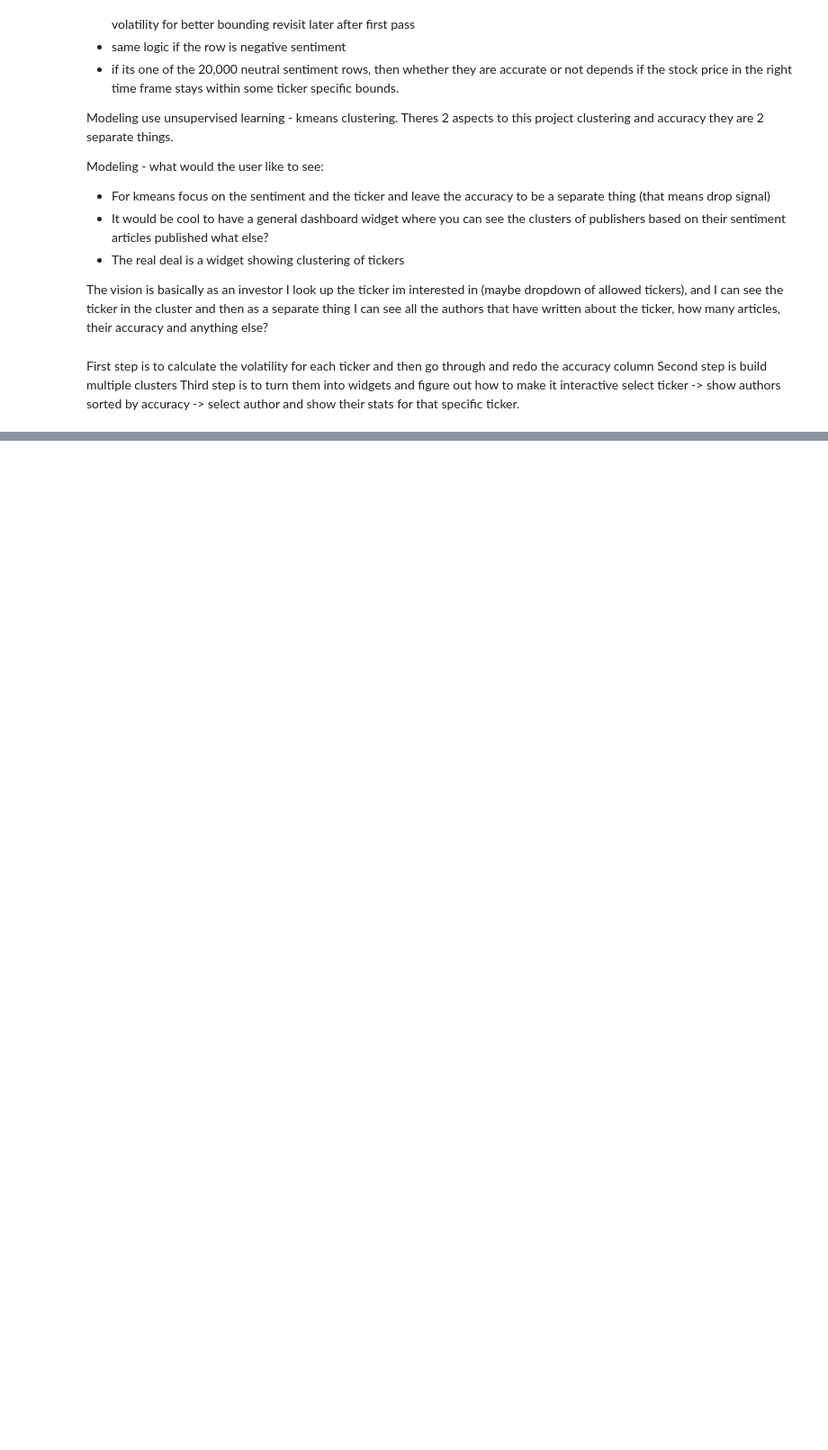
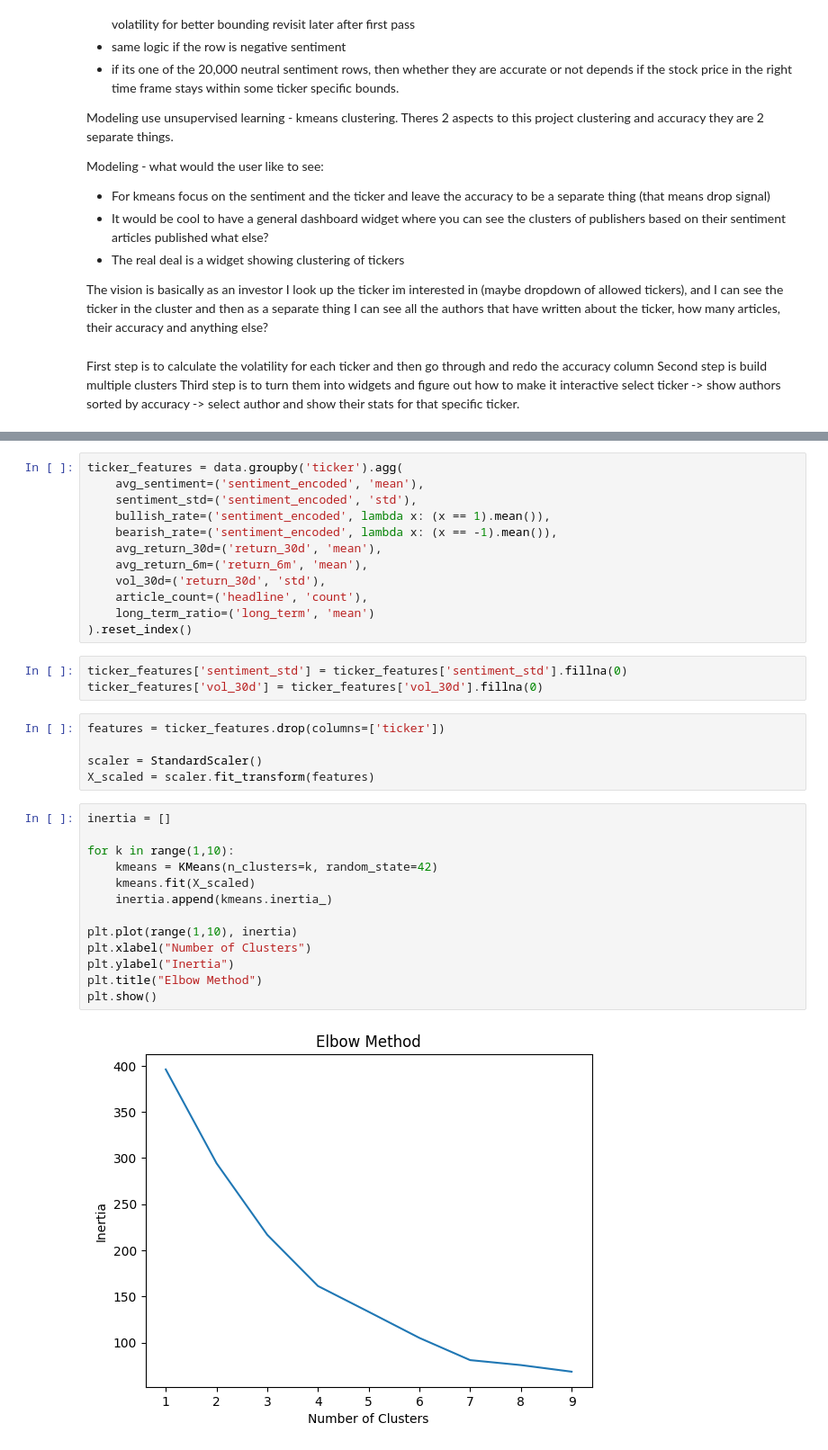
Before and after one commit to AJDodds3/CAP5771_andrew.dodds, a Jupyter notebook: raw_work/milestone2prep.ipynb, the cells around one changed output, grey strips where cells are left out. Shown at 90% size. Drawn from its saved outputs; the diff is of its cells as text; blank space fills up the shorter version.

```diff
--- a/raw_work/milestone2prep.ipynb
+++ b/raw_work/milestone2prep.ipynb
@@ -43,0 +181,35 @@ data.head()
+# %%
+ticker_features = data.groupby('ticker').agg(
+    avg_sentiment=('sentiment_encoded', 'mean'),
+    sentiment_std=('sentiment_encoded', 'std'),
+    bullish_rate=('sentiment_encoded', lambda x: (x == 1).mean()),
+    bearish_rate=('sentiment_encoded', lambda x: (x == -1).mean()),
+    avg_return_30d=('return_30d', 'mean'),
+    avg_return_6m=('return_6m', 'mean'),
+    vol_30d=('return_30d', 'std'),
+    article_count=('headline', 'count'),
+    long_term_ratio=('long_term', 'mean')
+).reset_index()
+# %%
+ticker_features['sentiment_std'] = ticker_features['sentiment_std'].fillna(0)
+ticker_features['vol_30d'] = ticker_features['vol_30d'].fillna(0)
+# %%
+features = ticker_features.drop(columns=['ticker'])
+
+scaler = StandardScaler()
+X_scaled = scaler.fit_transform(features)
+# %%
+inertia = []
+
+for k in range(1,10):
+    kmeans = KMeans(n_clusters=k, random_state=42)
+    kmeans.fit(X_scaled)
+    inertia.append(kmeans.inertia_)
+
+plt.plot(range(1,10), inertia)
+plt.xlabel("Number of Clusters")
+plt.ylabel("Inertia")
+plt.title("Elbow Method")
+plt.show()
+# %% [output]
+[figure, added]
```
Also changed, not shown: parts of 20 cells of this notebook, 3 other files.
